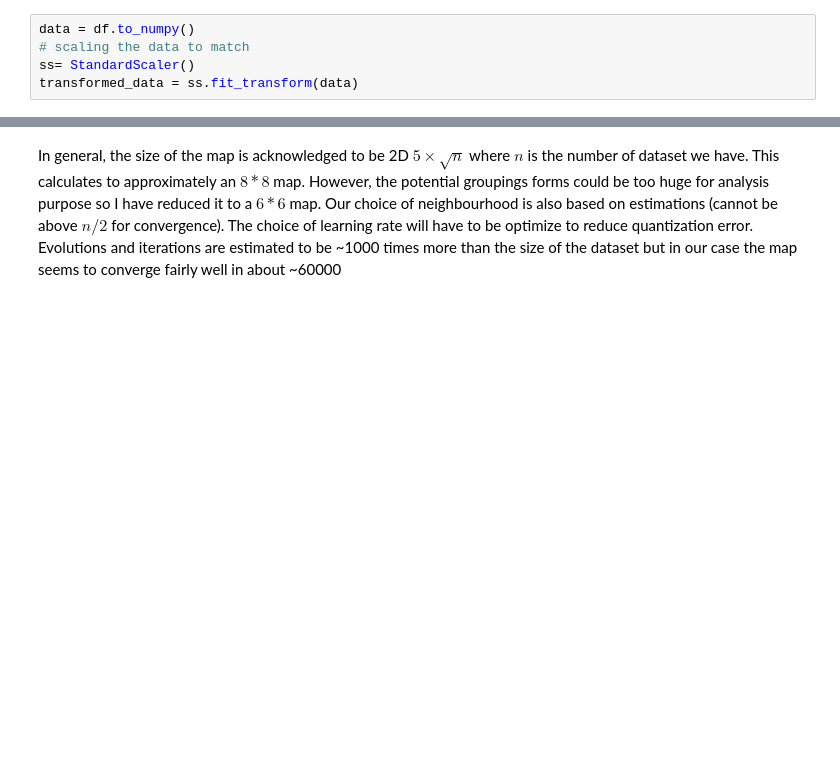
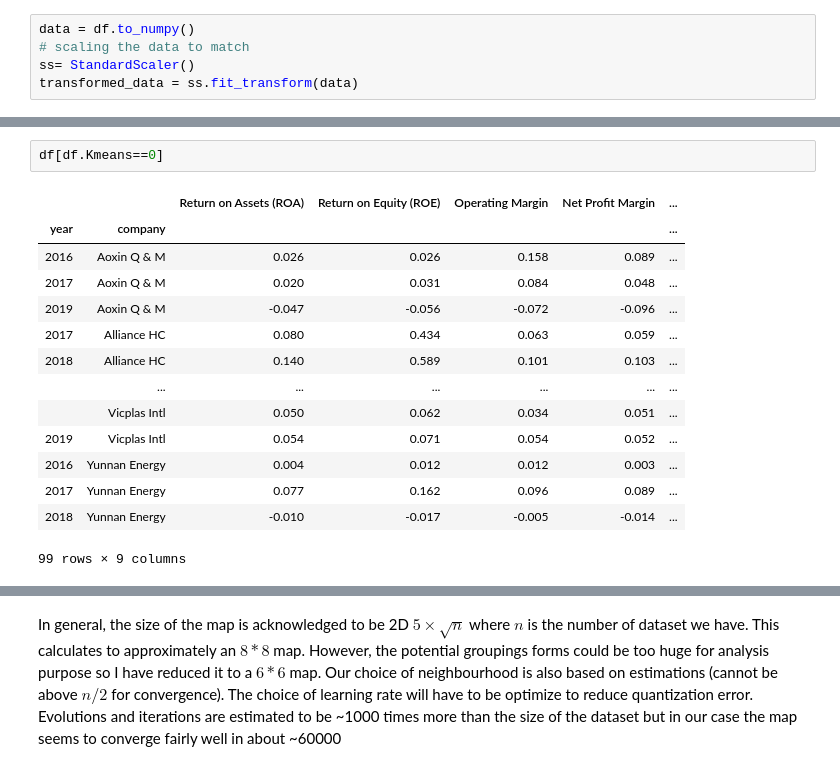
Before and after one commit to YanLong-Cloud/self_motivated_project, a Jupyter notebook: financial_ratio_grouping/SOM.ipynb, the cells around one changed output, grey strips where cells are left out. Saved outputs shown, nothing was run; the diff lists cells and outputs as text; blank space fills up the shorter version.

```diff
--- a/financial_ratio_grouping/SOM.ipynb
+++ b/financial_ratio_grouping/SOM.ipynb
@@ -147,0 +161,17 @@ transformed_data = ss.fit_transform(data)
+# %%
+df[df.Kmeans==0]
+# %% [output]
+|  |  | Return on Assets (ROA) | Return on Equity (ROE) | Operating Margin | Net Profit Margin | ... |
+| year | company |  |  |  |  | ... |
+| 2016 | Aoxin Q & M | 0.026 | 0.026 | 0.158 | 0.089 | ... |
+| 2017 | Aoxin Q & M | 0.020 | 0.031 | 0.084 | 0.048 | ... |
+| 2019 | Aoxin Q & M | -0.047 | -0.056 | -0.072 | -0.096 | ... |
+| 2017 | Alliance HC | 0.080 | 0.434 | 0.063 | 0.059 | ... |
+| 2018 | Alliance HC | 0.140 | 0.589 | 0.101 | 0.103 | ... |
+|  | ... | ... | ... | ... | ... | ... |
+|  | Vicplas Intl | 0.050 | 0.062 | 0.034 | 0.051 | ... |
+| 2019 | Vicplas Intl | 0.054 | 0.071 | 0.054 | 0.052 | ... |
+| 2016 | Yunnan Energy | 0.004 | 0.012 | 0.012 | 0.003 | ... |
+| 2017 | Yunnan Energy | 0.077 | 0.162 | 0.096 | 0.089 | ... |
+| 2018 | Yunnan Energy | -0.010 | -0.017 | -0.005 | -0.014 | ... |
+99 rows × 9 columns
```
Also changed, not shown: parts of 19 cells of this notebook, 1 other file.
